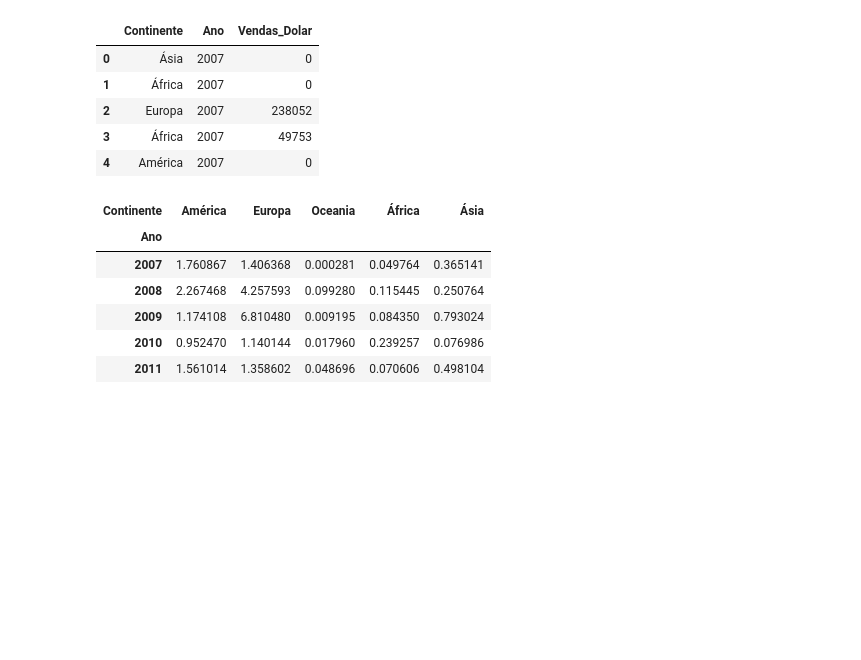
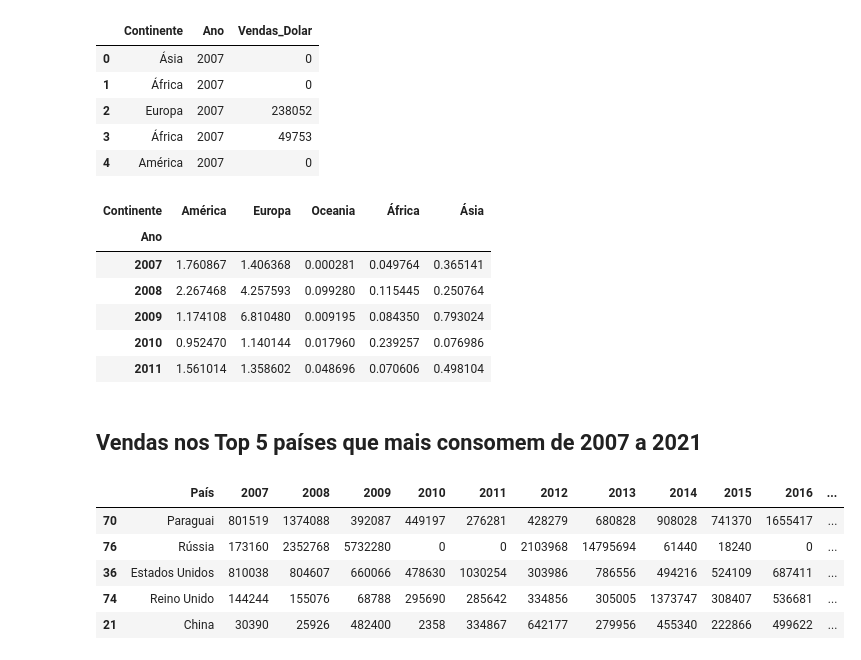
Before and after one commit to afonsosr2/techchallenge-grupo51, a Jupyter notebook: Desafio-vinhos.ipynb, the cells around one changed output. Drawn from its saved outputs; the diff is of its cells as text; code cells hidden in the pictures; blank space fills up the shorter version.

```diff
--- a/Desafio-vinhos.ipynb
+++ b/Desafio-vinhos.ipynb
@@ -259 +262,16 @@ fig.update_yaxes(tickprefix="U$ ", ticksuffix=" Mi")
 fig.show()
+# %% [markdown]
+## Vendas nos Top 5 países que mais consomem de 2007 a 2021
+# %%
+dados_dolar_anual_paises = dados_dolar_combinado.copy()
+dados_dolar_anual_paises.columns = dados_dolar_anual_paises.columns.str.replace("-Dolar","")
+dados_dolar_anual_paises = dados_dolar_anual_paises.sort_values("Total", axis= 0 , ascending= False)
+dados_dolar_anual_paises = dados_dolar_anual_paises[:5]
+dados_dolar_anual_paises
+# %% [output]
+|  | País | 2007 | 2008 | 2009 | 2010 | 2011 | 2012 | 2013 | 2014 | 2015 | 2016 | ... |
+| 70 | Paraguai | 801519 | 1374088 | 392087 | 449197 | 276281 | 428279 | 680828 | 908028 | 741370 | 1655417 | ... |
+| 76 | Rússia | 173160 | 2352768 | 5732280 | 0 | 0 | 2103968 | 14795694 | 61440 | 18240 | 0 | ... |
+| 36 | Estados Unidos | 810038 | 804607 | 660066 | 478630 | 1030254 | 303986 | 786556 | 494216 | 524109 | 687411 | ... |
+| 74 | Reino Unido | 144244 | 155076 | 68788 | 295690 | 285642 | 334856 | 305005 | 1373747 | 308407 | 536681 | ... |
+| 21 | China | 30390 | 25926 | 482400 | 2358 | 334867 | 642177 | 279956 | 455340 | 222866 | 499622 | ... |
```
Also changed, not shown: parts of 5 cells of this notebook.
